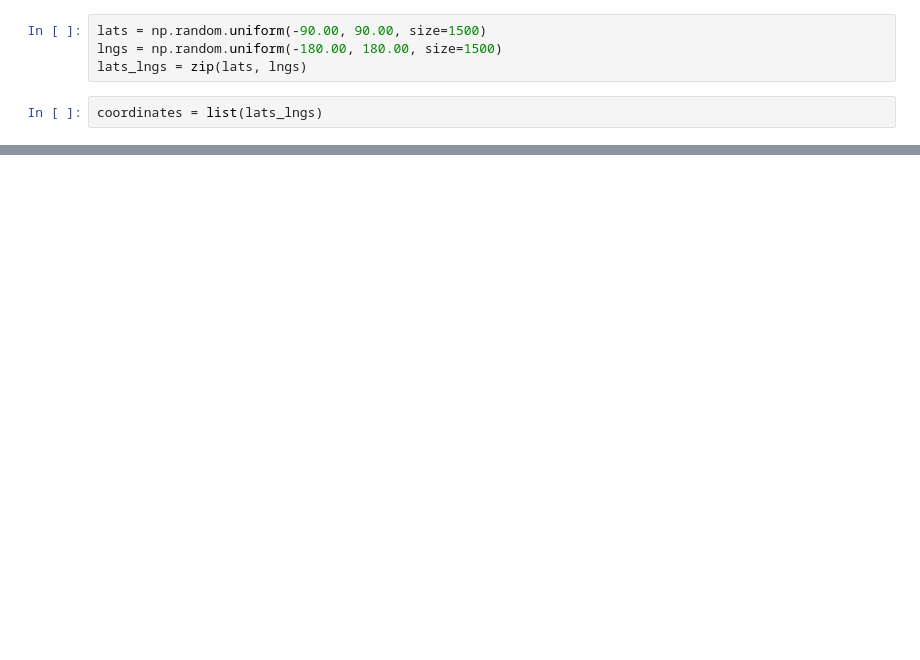
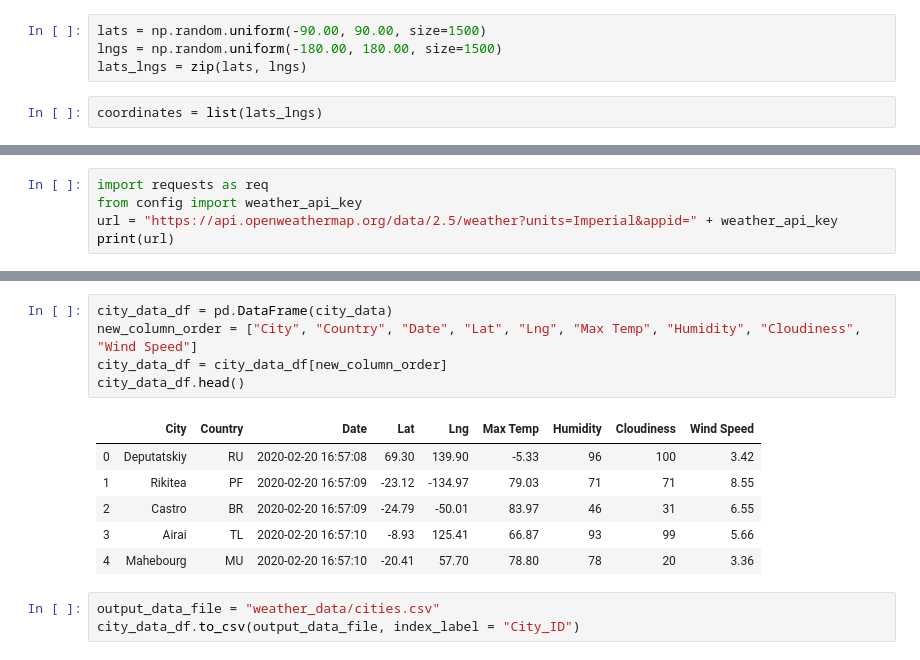
Before and after one commit to elizabethhwhitford/World_weather_Analysis, a Jupyter notebook: WeatherPy.ipynb, the cells around one changed output, grey strips where cells are left out. Cells and saved outputs as stored; diff of their text form; blank space fills up the shorter version.

Commit message:
changes to weather data

```diff
--- a/WeatherPy.ipynb
+++ b/WeatherPy.ipynb
@@ -24,0 +22,5 @@ len(cities)
+# %%
+import requests as req
+from config import weather_api_key
+url = "https://api.openweathermap.org/data/2.5/weather?units=Imperial&appid=" + weather_api_key
+print(url)
@@ -24,0 +103,15 @@ len(cities)
+# %%
+city_data_df = pd.DataFrame(city_data)
+new_column_order = ["City", "Country", "Date", "Lat", "Lng", "Max Temp", "Humidity", "Cloudiness", "Wind Speed"]
+city_data_df = city_data_df[new_column_order]
+city_data_df.head()
+# %% [output]
+|  | City | Country | Date | Lat | Lng | Max Temp | Humidity | Cloudiness | Wind Speed |
+| 0 | Deputatskiy | RU | 2020-02-20 16:57:08 | 69.30 | 139.90 | -5.33 | 96 | 100 | 3.42 |
+| 1 | Rikitea | PF | 2020-02-20 16:57:09 | -23.12 | -134.97 | 79.03 | 71 | 71 | 8.55 |
+| 2 | Castro | BR | 2020-02-20 16:57:09 | -24.79 | -50.01 | 83.97 | 46 | 31 | 6.55 |
+| 3 | Airai | TL | 2020-02-20 16:57:10 | -8.93 | 125.41 | 66.87 | 93 | 99 | 5.66 |
+| 4 | Mahebourg | MU | 2020-02-20 16:57:10 | -20.41 | 57.70 | 78.80 | 78 | 20 | 3.36 |
+# %%
+output_data_file = "weather_data/cities.csv"
+city_data_df.to_csv(output_data_file, index_label = "City_ID")
```
Also changed, not shown: parts of 5 cells of this notebook, 4 other files.
